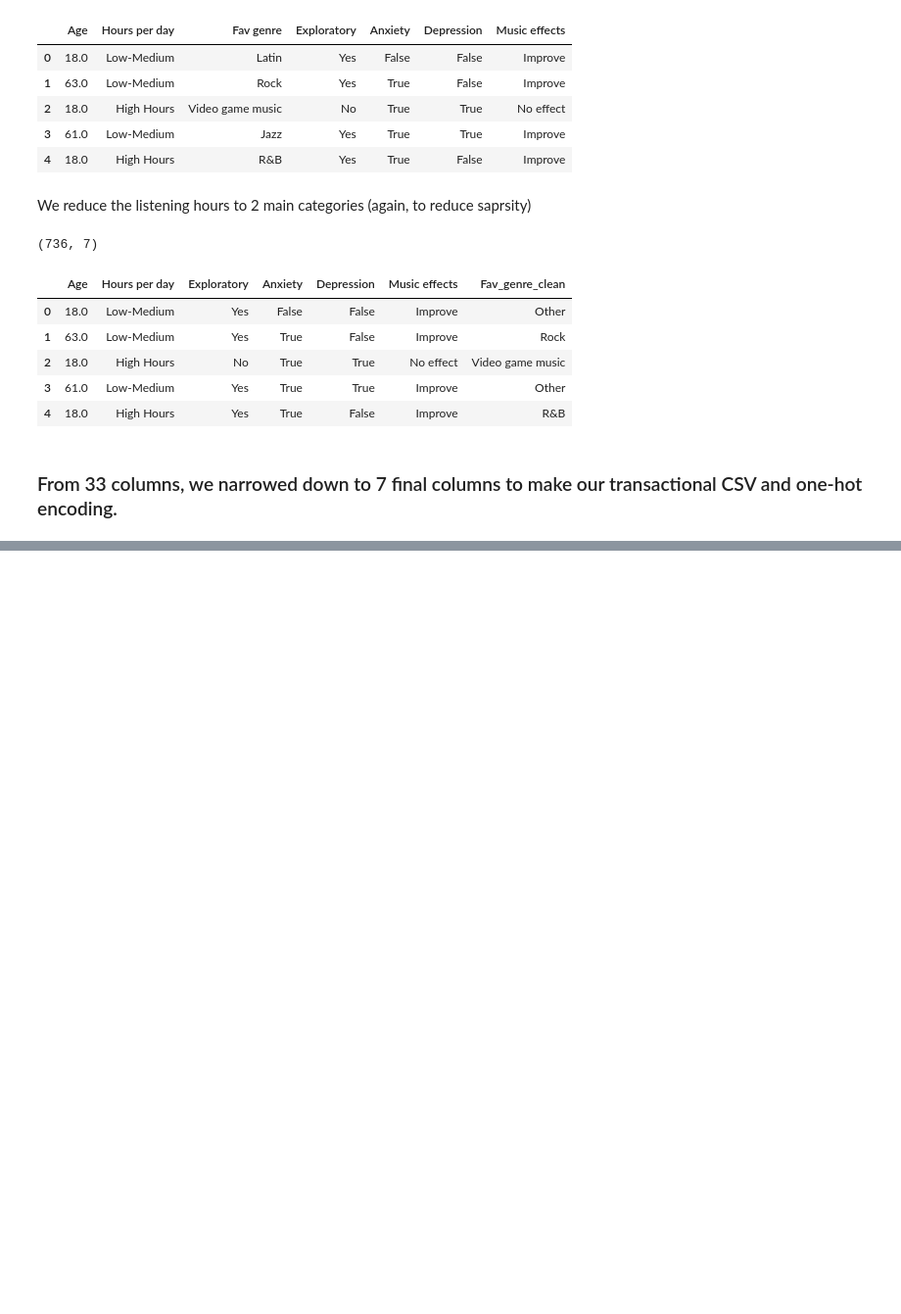
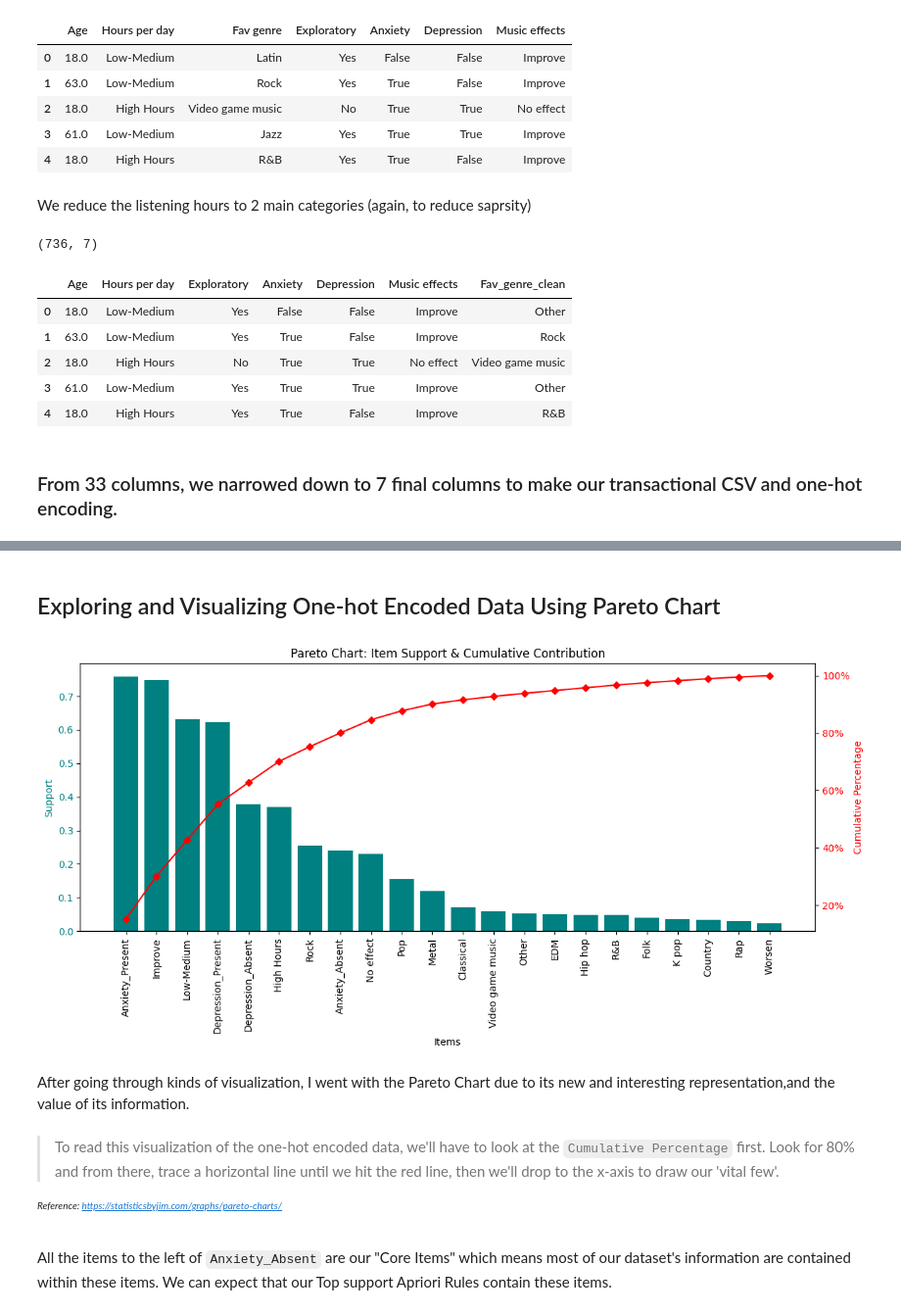
Before and after one commit to bbeecue/CSC172-AssociationMining-Belvis, a Jupyter notebook: notebooks/exploration_preprocessing.ipynb, the cells around one changed output, grey strips where cells are left out. Shown at 98% size. Cells and saved outputs as stored; diff of their text form; code cells hidden in the pictures; blank space fills up the shorter version.

Commit message:
Fix TransitionEncoder issue, Visualized One-Hot encoded Data + Inferences

```diff
--- a/notebooks/exploration_preprocessing.ipynb
+++ b/notebooks/exploration_preprocessing.ipynb
@@ -278,0 +281,12 @@ with open("../dataset/transactions.csv", "w", newline="") as f:
+# %%
+from mlxtend.preprocessing import TransactionEncoder
+
+with open('../dataset/transactions.csv', 'r') as f:
+    transactions = [line.strip().split(',') for line in f]
+
+te = TransactionEncoder()
+te_array = te.fit(transactions).transform(transactions)
+df_onehot = pd.DataFrame(te_array, columns=te.columns_)
+
+print("DataFrame Head")
+print(df_onehot.head())
@@ -278,0 +318,36 @@ with open("../dataset/transactions.csv", "w", newline="") as f:
+# %% [markdown]
+## Exploring and Visualizing One-hot Encoded Data Using Pareto Chart
+# %%
+from matplotlib.ticker import PercentFormatter
+
+item_support = df_onehot.mean().sort_values(ascending=False)
+cumulative_percent = item_support.cumsum() / item_support.sum() * 100
+
+fig, ax1 = plt.subplots(figsize=(12, 6))
+
+ax1.bar(item_support.index, item_support.values, color="teal")
+ax1.set_xlabel("Items")
+ax1.set_ylabel("Support", color="teal")
+ax1.tick_params(axis='y', labelcolor="teal")
+ax1.set_xticklabels(item_support.index, rotation=90)
+
+# line plot (for cumulative percentage)
+ax2 = ax1.twinx()
+ax2.plot(item_support.index, cumulative_percent, color="red", marker="D", ms=5)
+ax2.yaxis.set_major_formatter(PercentFormatter())
+ax2.set_ylabel("Cumulative Percentage", color="red")
+ax2.tick_params(axis='y', labelcolor="red")
+
+plt.title("Pareto Chart: Item Support & Cumulative Contribution")
+plt.tight_layout()
+plt.show()
+# %% [output]
+[figure, added]
+# %% [markdown]
+After going through kinds of visualization, I went with the Pareto Chart due to its new and interesting representation,and the value of its information.
+# %% [markdown]
+>To read this visualization of the one-hot encoded data, we'll have to look at the `Cumulative Percentage` first. Look for 80% and from there, trace a horizontal line until we hit the red line, then we'll drop to the x-axis to draw our 'vital few'.
+
+*<p style="font-size: 10px;">Reference: https://statisticsbyjim.com/graphs/pareto-charts/</p>*
+# %% [markdown]
+All the items to the left of  `Anxiety_Absent` are our "Core Items" which means most of our dataset's information are contained within these items. We can expect that our Top support Apriori Rules contain these items.
```
Also changed, not shown: parts of 5 cells of this notebook, 2 other files.
